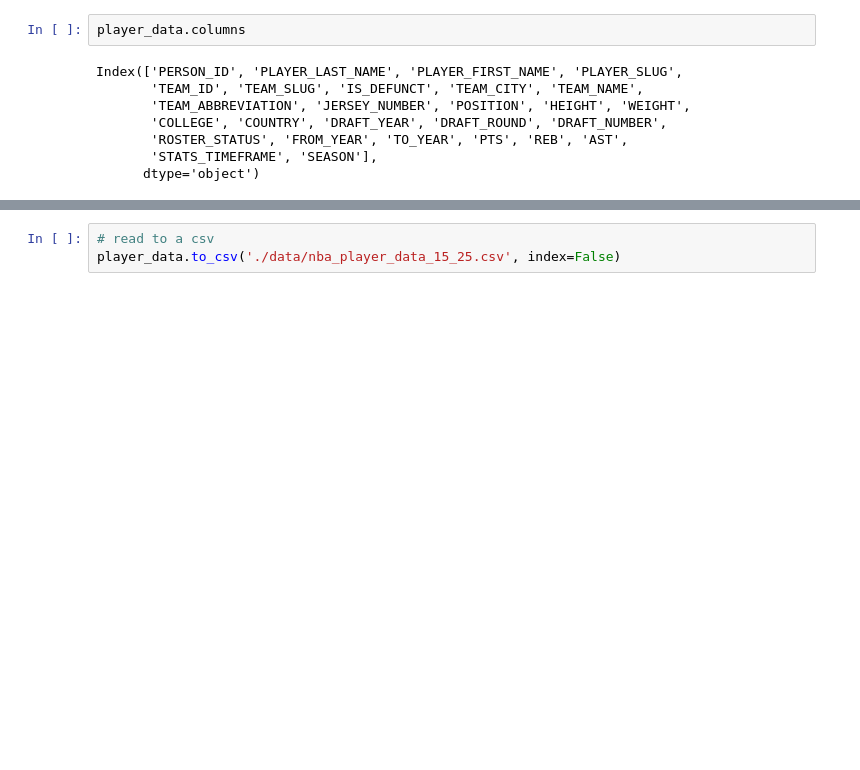
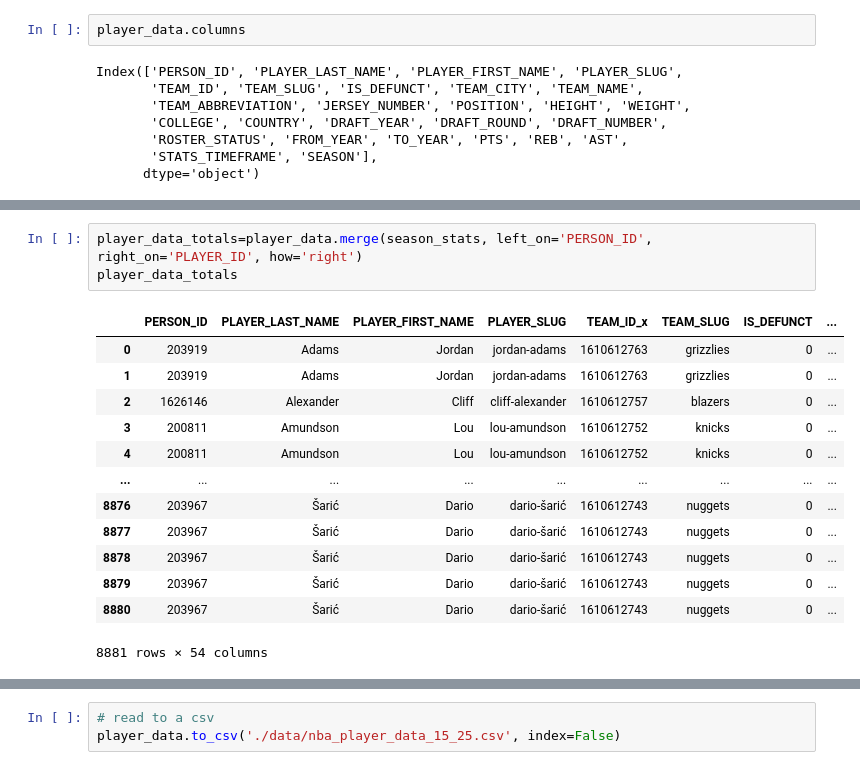
Before and after one commit to jochennn/NBA-fake-awards, a Jupyter notebook: nba_player_scrape_15_25.ipynb, the cells around one changed output, grey strips where cells are left out. Drawn from its saved outputs; the diff is of its cells as text; blank space fills up the shorter version.

Commit message:
updated cleaning notebook and generated data

```diff
--- a/nba_player_scrape_15_25.ipynb
+++ b/nba_player_scrape_15_25.ipynb
@@ -93,0 +110,17 @@ Could not get stats for player ID 203104
+# %%
+player_data_totals=player_data.merge(season_stats, left_on='PERSON_ID', right_on='PLAYER_ID', how='right')
+player_data_totals
+# %% [output]
+|  | PERSON_ID | PLAYER_LAST_NAME | PLAYER_FIRST_NAME | PLAYER_SLUG | TEAM_ID_x | TEAM_SLUG | IS_DEFUNCT | ... |
+| 0 | 203919 | Adams | Jordan | jordan-adams | 1610612763 | grizzlies | 0 | ... |
+| 1 | 203919 | Adams | Jordan | jordan-adams | 1610612763 | grizzlies | 0 | ... |
+| 2 | 1626146 | Alexander | Cliff | cliff-alexander | 1610612757 | blazers | 0 | ... |
+| 3 | 200811 | Amundson | Lou | lou-amundson | 1610612752 | knicks | 0 | ... |
+| 4 | 200811 | Amundson | Lou | lou-amundson | 1610612752 | knicks | 0 | ... |
+| ... | ... | ... | ... | ... | ... | ... | ... | ... |
+| 8876 | 203967 | Šarić | Dario | dario-šarić | 1610612743 | nuggets | 0 | ... |
+| 8877 | 203967 | Šarić | Dario | dario-šarić | 1610612743 | nuggets | 0 | ... |
+| 8878 | 203967 | Šarić | Dario | dario-šarić | 1610612743 | nuggets | 0 | ... |
+| 8879 | 203967 | Šarić | Dario | dario-šarić | 1610612743 | nuggets | 0 | ... |
+| 8880 | 203967 | Šarić | Dario | dario-šarić | 1610612743 | nuggets | 0 | ... |
+8881 rows × 54 columns
```
Also changed, not shown: parts of 18 cells of this notebook.
